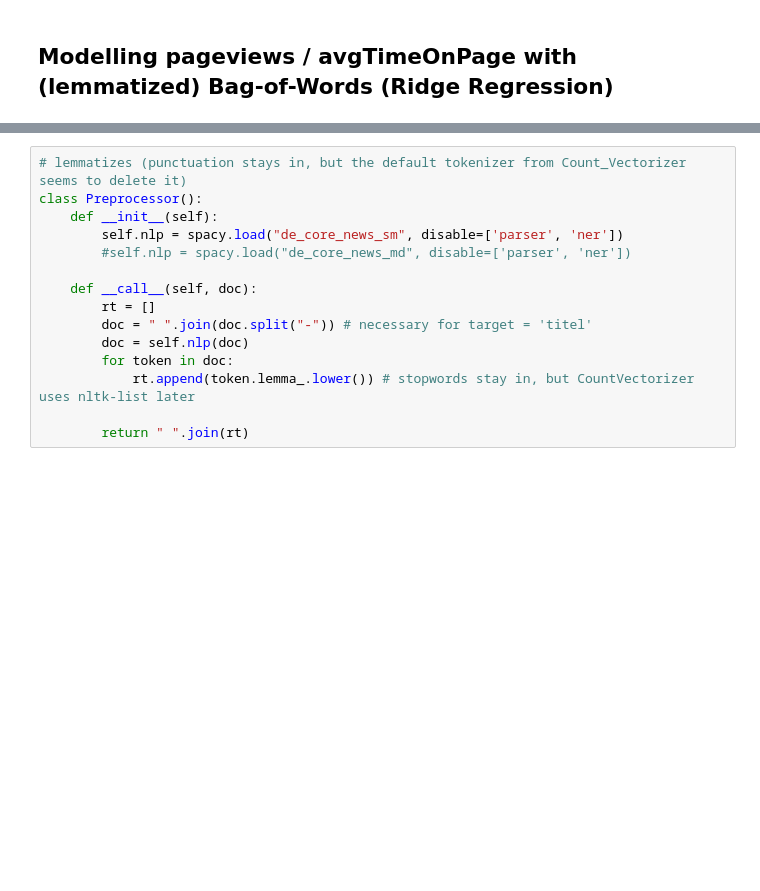
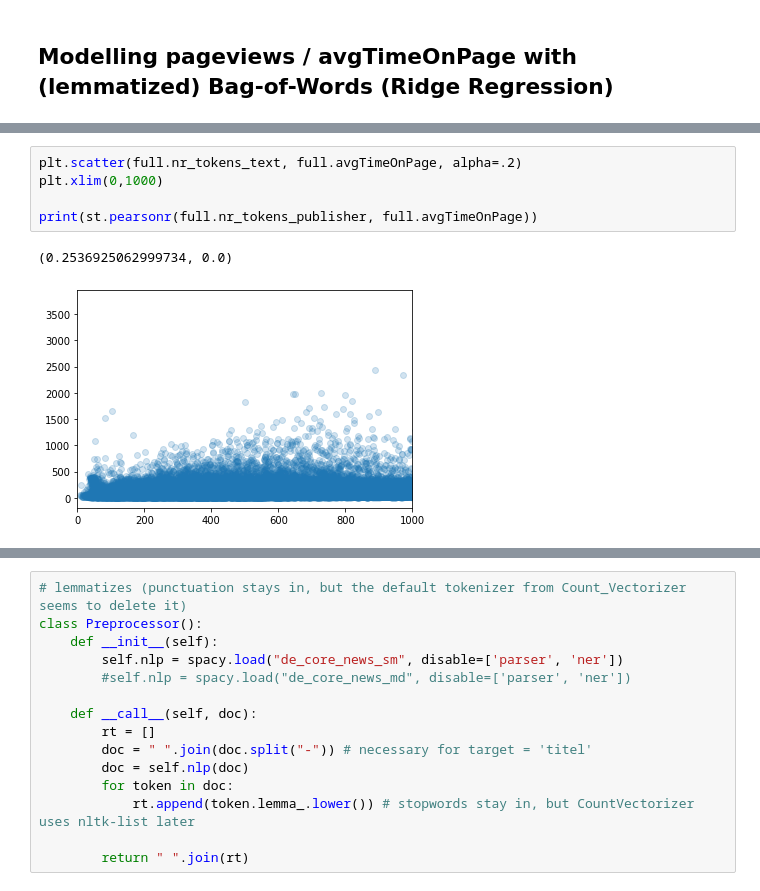
Before and after one commit to susannaruecker/master_thesis, a Jupyter notebook: master_thesis/notebooks/first_trial_BOW-Copy1.ipynb, the cells around one changed output, grey strips where cells are left out. Drawn from its saved outputs; the diff is of its cells as text; blank space fills up the shorter version.

```diff
--- a/master_thesis/notebooks/first_trial_BOW-Copy1.ipynb
+++ b/master_thesis/notebooks/first_trial_BOW-Copy1.ipynb
@@ -47,0 +101,8 @@ Name: publisher, dtype: int64
+# %%
+plt.scatter(full.nr_tokens_text, full.avgTimeOnPage, alpha=.2)
+plt.xlim(0,1000)
+
+print(st.pearsonr(full.nr_tokens_publisher, full.avgTimeOnPage))
+# %% [output]
+(0.2536925062999734, 0.0)
+[figure, added]
```
Also changed, not shown: parts of 79 cells of this notebook, 7 other files.
